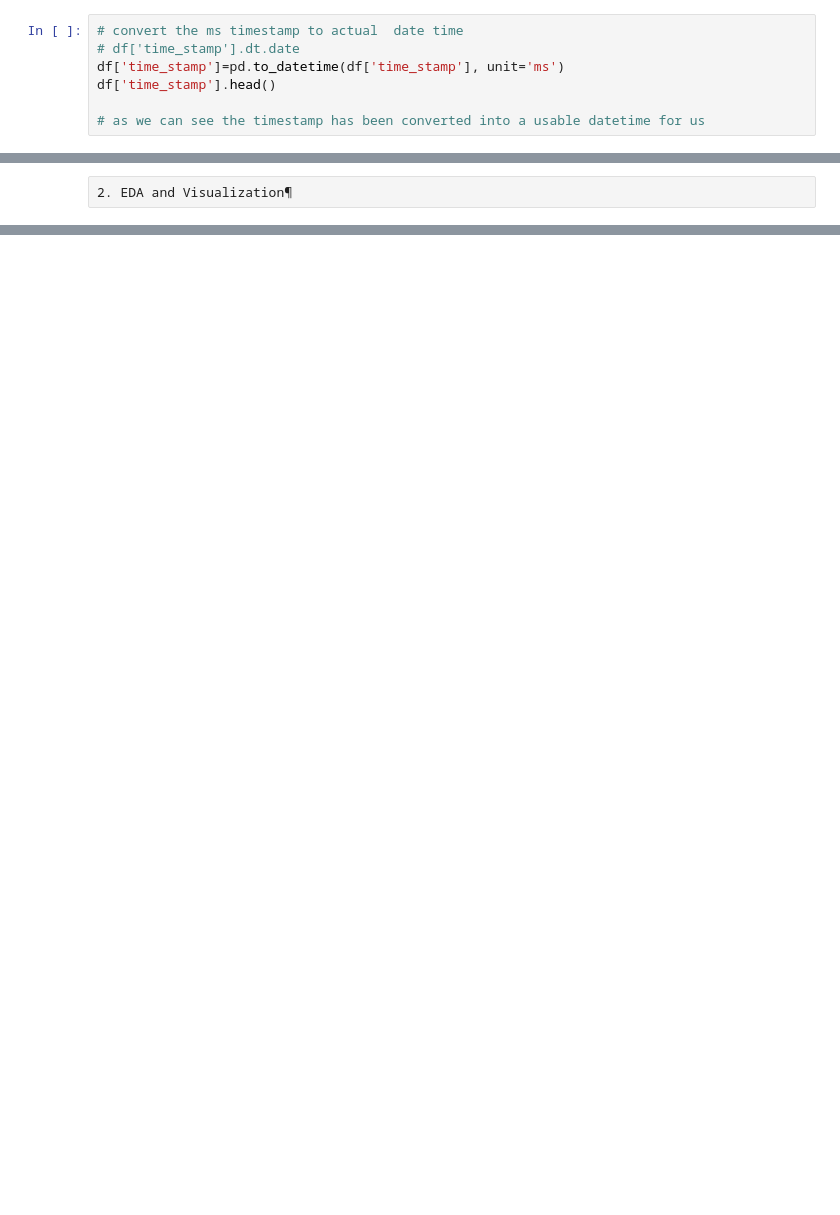
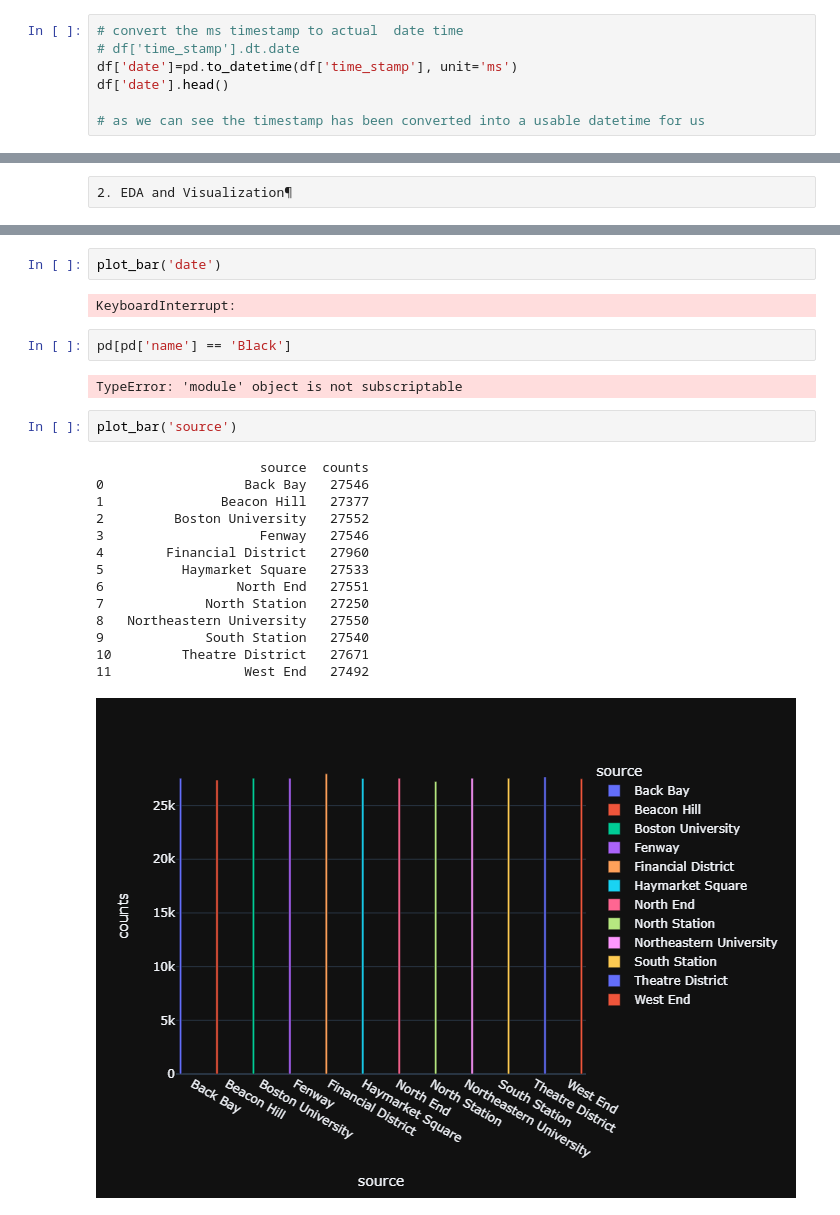
Before and after one commit to bossbruno/RideHailCompare, a Jupyter notebook: analysis.ipynb, the cells around one changed output, grey strips where cells are left out. Cells and saved outputs as stored; diff of their text form; blank space fills up the shorter version.

```diff
--- a/analysis.ipynb
+++ b/analysis.ipynb
@@ -64,8 +64,8 @@ Data Cleaning and analysis
 # %%
 # convert the ms timestamp to actual  date time
 # df['time_stamp'].dt.date
-df['time_stamp']=pd.to_datetime(df['time_stamp'], unit='ms')
-df['time_stamp'].head()
+df['date']=pd.to_datetime(df['time_stamp'], unit='ms')
+df['date'].head()
 
 # as we can see the timestamp has been converted into a usable datetime for us
 # %% [output]
@@ -135,0 +132,25 @@ SyntaxError: invalid syntax (439962590.py, line 1)
+# %%
+plot_bar('date')
+# %% [output]
+KeyboardInterrupt:
+# %%
+pd[pd['name'] == 'Black']
+# %% [output]
+TypeError: 'module' object is not subscriptable
+# %%
+plot_bar('source')
+# %% [output]
+                     source  counts
+0                  Back Bay   27546
+1               Beacon Hill   27377
+2         Boston University   27552
+3                    Fenway   27546
+4        Financial District   27960
+5          Haymarket Square   27533
+6                 North End   27551
+7             North Station   27250
+8   Northeastern University   27550
+9             South Station   27540
+10         Theatre District   27671
+11                 West End   27492
+[figure, added]
```
Also changed, not shown: parts of 8 cells of this notebook, 1 other file.
